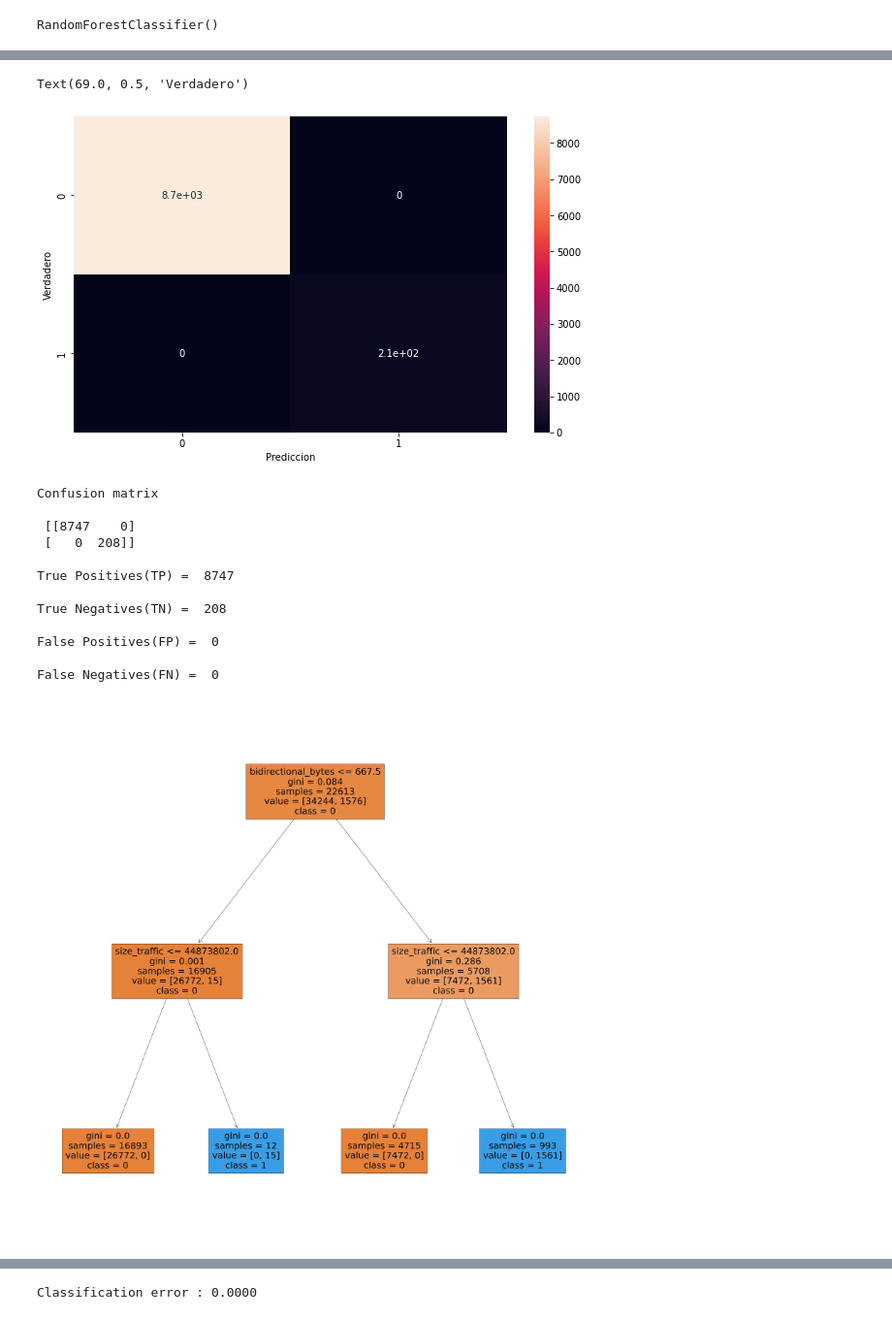
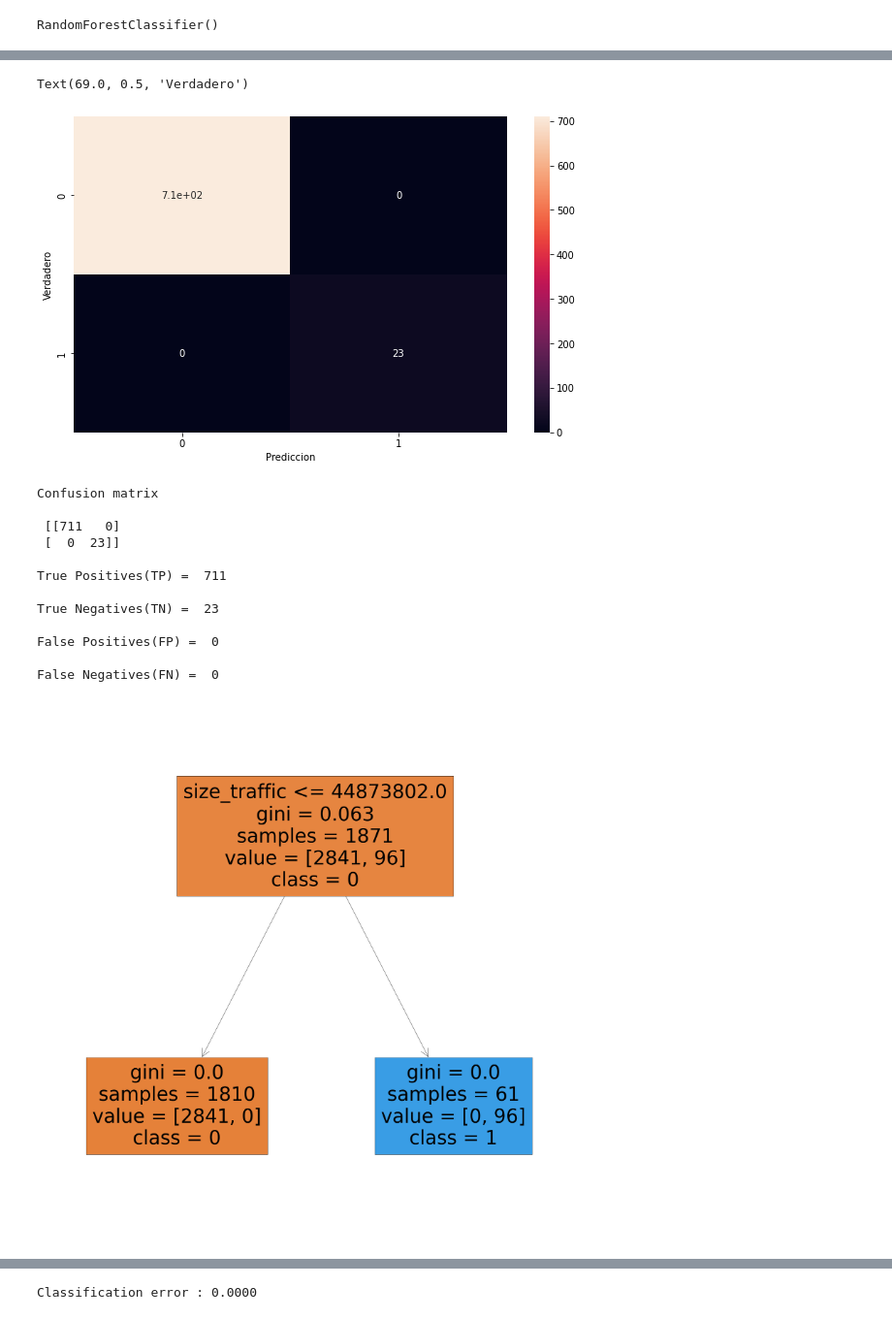
Before and after one commit to jeliecergomez/Machine_Learning, a Jupyter notebook: Models_Trafic_Network.ipynb, the cells around one changed output, grey strips where cells are left out. Shown: that part at 97% size. Drawn from its saved outputs; the diff is of its cells as text; code cells hidden in the pictures.

```diff
--- a/Models_Trafic_Network.ipynb
+++ b/Models_Trafic_Network.ipynb
@@ -5,7 +5,7 @@ import pandas as pd
 from sklearn.linear_model import LogisticRegression
 # %%
 #se define un data frame para cargar el archivo que contiene los datos de entrenamiento
-dfNetwork = pd.read_csv("/Machine Learning/Data/trafficunicor_ml_2mw.csv")
+dfNetwork = pd.read_csv("/Machine Learning/Data/trafficunicor_ml_2mx.csv")
 #se muestra el dataframe
 dfNetwork.head()
 # %% [output]
@@ -320,7 +336,7 @@ plt.xlabel('Prediccion')
 plt.ylabel('Verdadero')
 # %% [output]
 Text(69.0, 0.5, 'Verdadero')
-[figure, old version]
+[figure, new version]
 # %%
 from sklearn.metrics import confusion_matrix
 
@@ -338,12 +354,12 @@ print('\nFalse Negatives(FN) = ', cm[1,0])
 # %% [output]
 Confusion matrix
 
- [[8747    0]
- [   0  208]]
+ [[711   0]
+ [  0  23]]
 
-True Positives(TP) =  8747
+True Positives(TP) =  711
 
-True Negatives(TN) =  208
+True Negatives(TN) =  23
 
 False Positives(FP) =  0
 
@@ -351,11 +367,11 @@ False Negatives(FN) =  0
 # %%
 #Se viualiza de forma gráfica la estimación del bosque aleatorio mediante
 #un árbol de decisión
 from sklearn.tree import plot_tree
 plt.figure(figsize=(40,40))
-plot_tree(model.estimators_[4], feature_names = X_train.columns,class_names=["0", "1"],filled=True);
+plot_tree(model.estimators_[3], feature_names = X_train.columns,class_names=["0", "1"],filled=True);
 # %% [output]
-[figure, old version]
+[figure, new version]
 # %%
 dfNetwork.target_traffic.value_counts()
 # %% [output]
```
Also changed, not shown: parts of 36 cells of this notebook.
